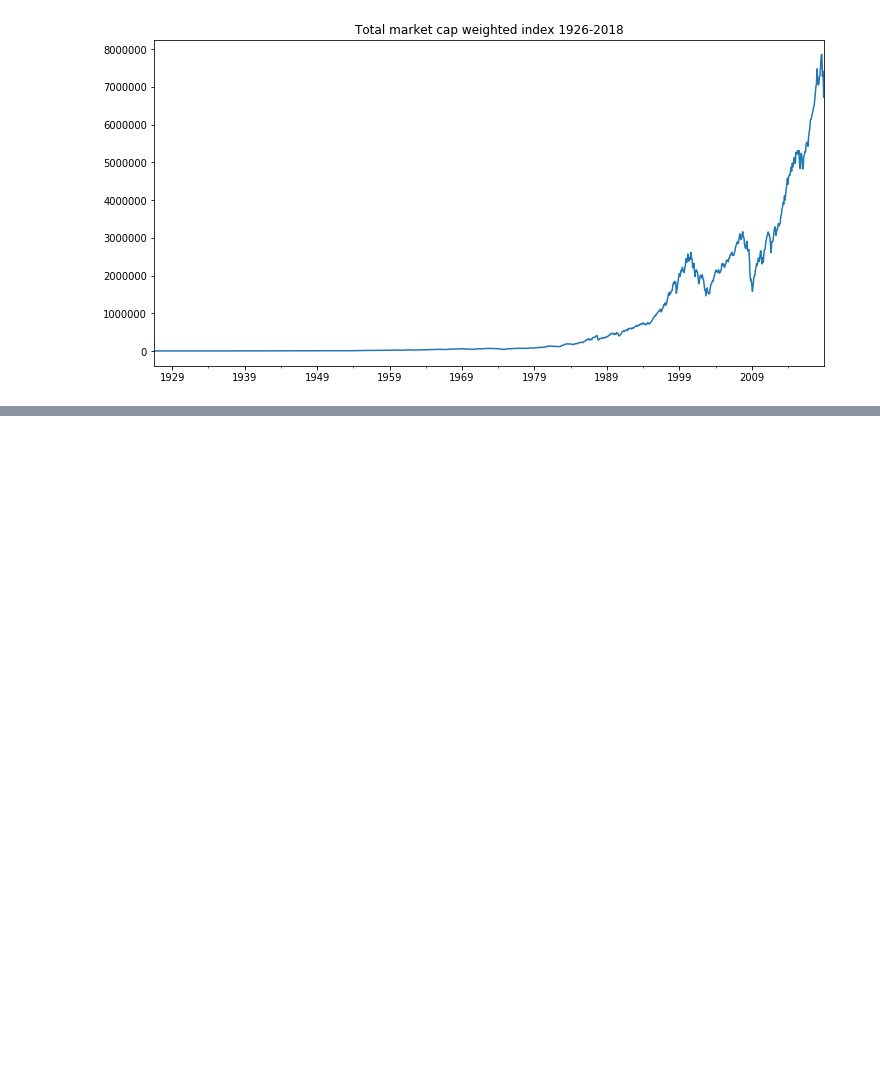
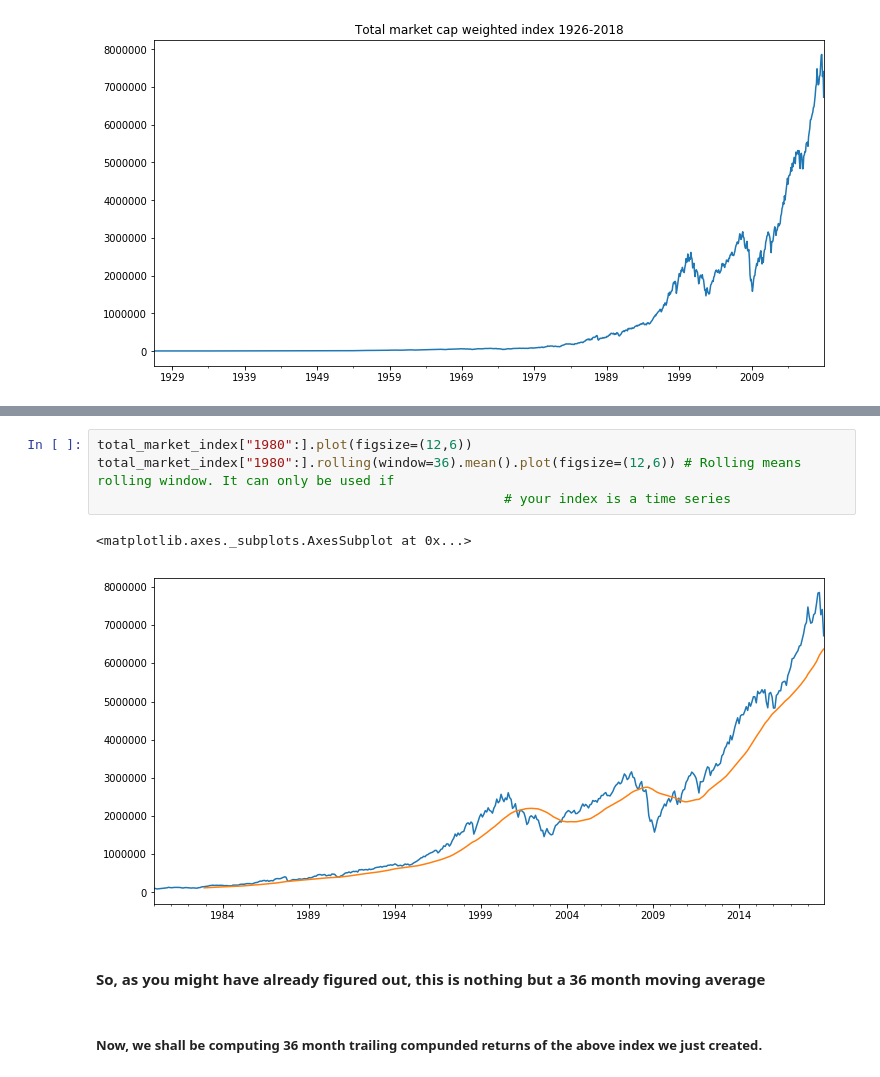
Before and after one commit to biv-neupane7/Investment-management-with-python, a Jupyter notebook: Limits of Diversification.ipynb, the cells around one changed output, grey strips where cells are left out. Drawn from its saved outputs; the diff is of its cells as text; blank space fills up the shorter version.

Commit message:
Trailing compunded returns; Mov Avgs

```diff
--- a/Limits of Diversification.ipynb
+++ b/Limits of Diversification.ipynb
@@ -124,0 +130,11 @@ total_market_index.plot(figsize=(12,6), title="Total market cap weighted index 1
+# %%
+total_market_index["1980":].plot(figsize=(12,6))
+total_market_index["1980":].rolling(window=36).mean().plot(figsize=(12,6)) # Rolling means rolling window. It can only be used if
+                                                    # your index is a time series
+# %% [output]
+<matplotlib.axes._subplots.AxesSubplot at 0x...>
+[figure, added]
+# %% [markdown]
+#### So, as you might have already figured out, this is nothing but a 36 month moving average
+# %% [markdown]
+##### Now, we shall be computing 36 month trailing compunded returns of the above index we just created.
```
Also changed, not shown: parts of 4 cells of this notebook.
